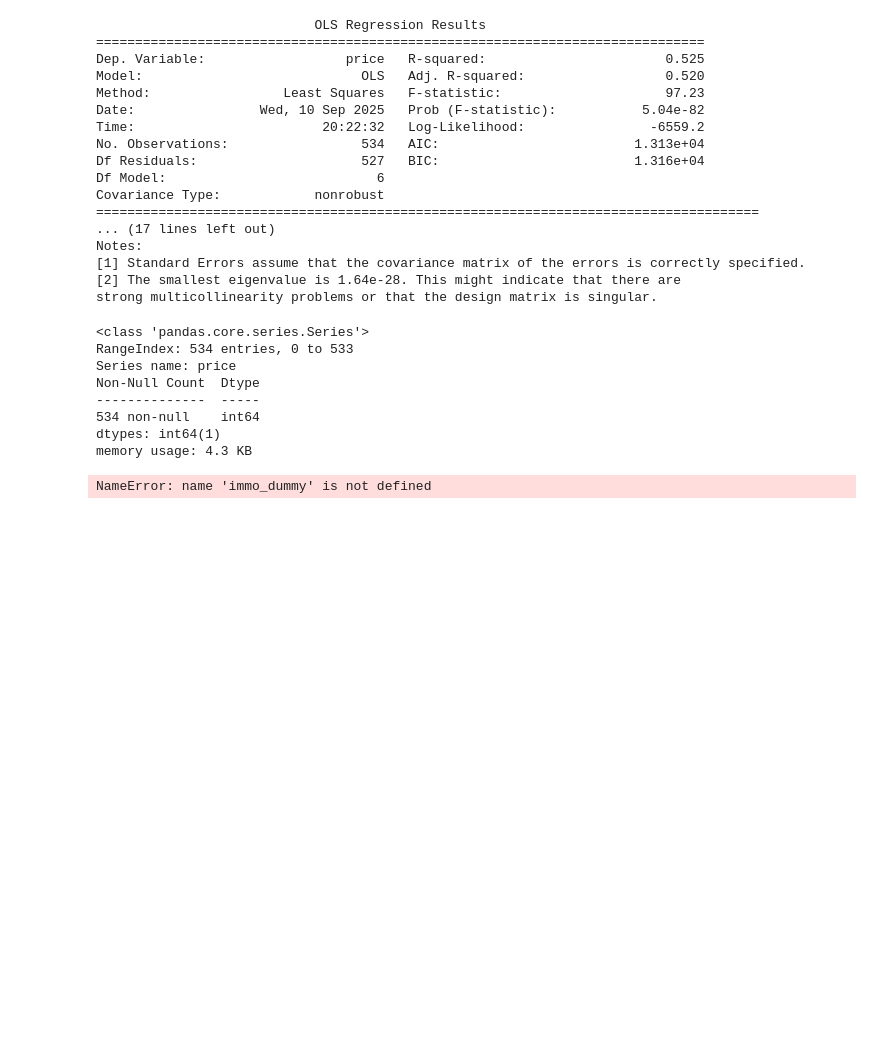
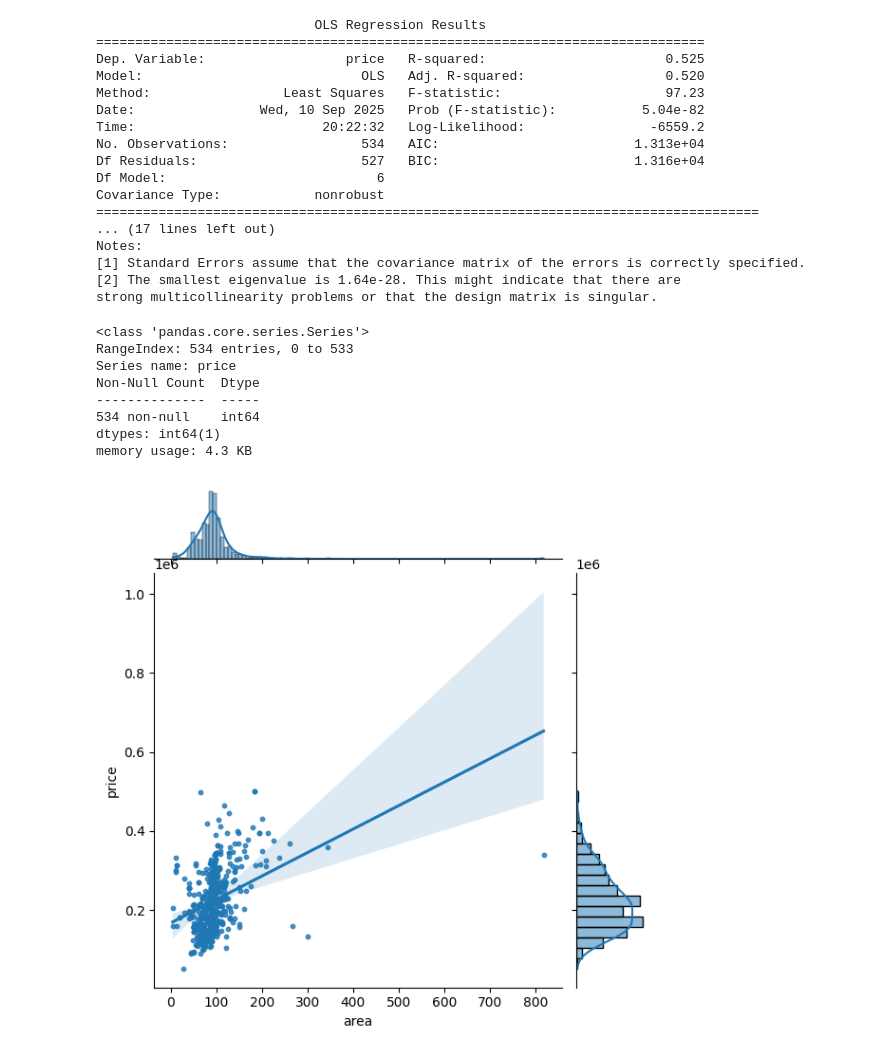
Before and after one commit to basdm96/Code-and-examples, a Jupyter notebook: Syntra2025/10_09_2025/Simple Linear Regression.ipynb, the cells around one changed output. Cells and saved outputs as stored; diff of their text form; code cells hidden in the pictures; blank space fills up the shorter version.

```diff
--- a/Syntra2025/10_09_2025/Simple Linear Regression.ipynb
+++ b/Syntra2025/10_09_2025/Simple Linear Regression.ipynb
@@ -323,7 +335,7 @@ Non-Null Count  Dtype
 534 non-null    int64
 dtypes: int64(1)
 memory usage: 4.3 KB
-# %%
-np.asarray(immo_dummy[['area','number of facades','building state','locality_Deurne','locality_Genk','locality_Mouscron','locality_Wavre']])
-# %% [output]
-NameError: name 'immo_dummy' is not defined
+# %%
+g = sns.jointplot(x = "area", y = "price", data=data, kind="reg", scatter_kws={"s": 10})
+# %% [output]
+[figure, added]
```
Also changed, not shown: parts of 7 cells of this notebook.
